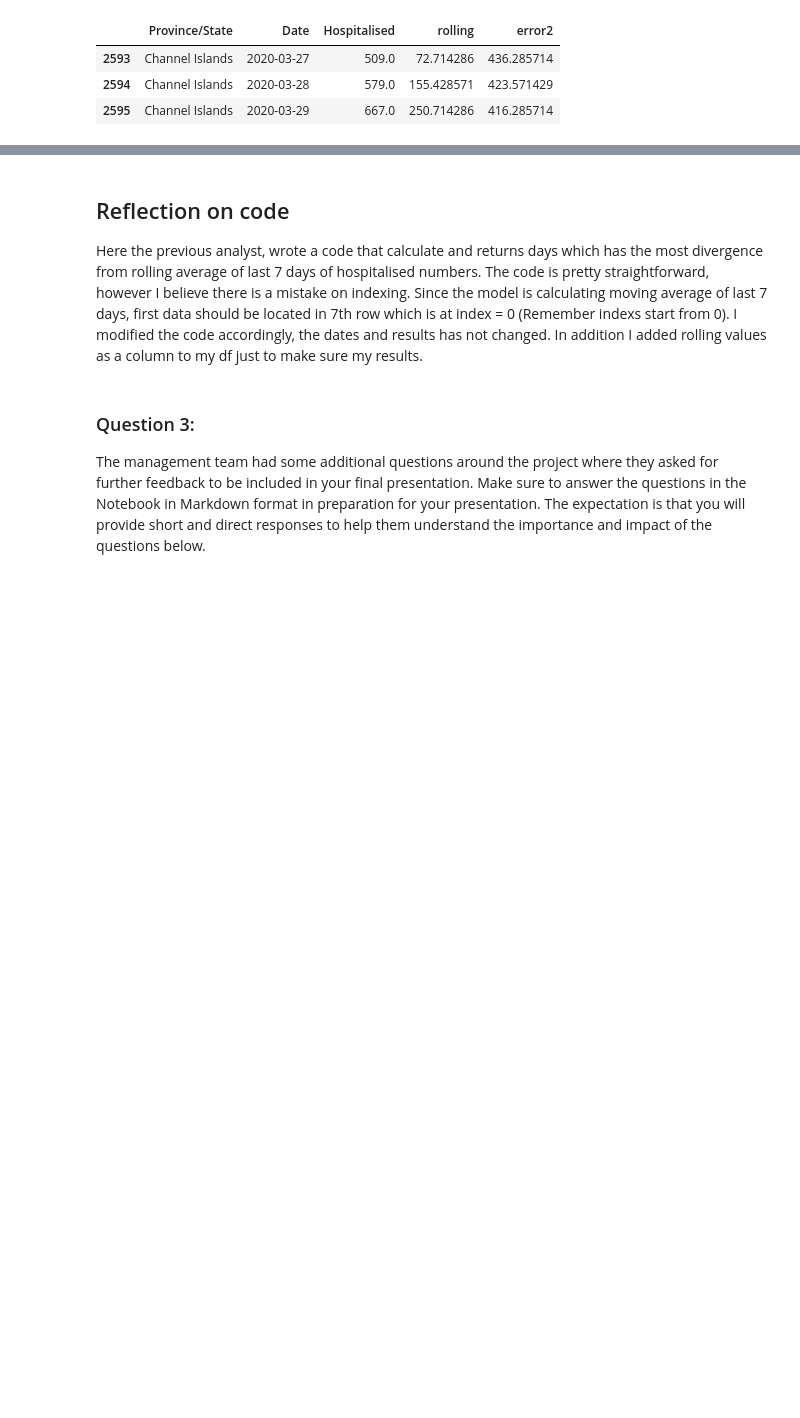
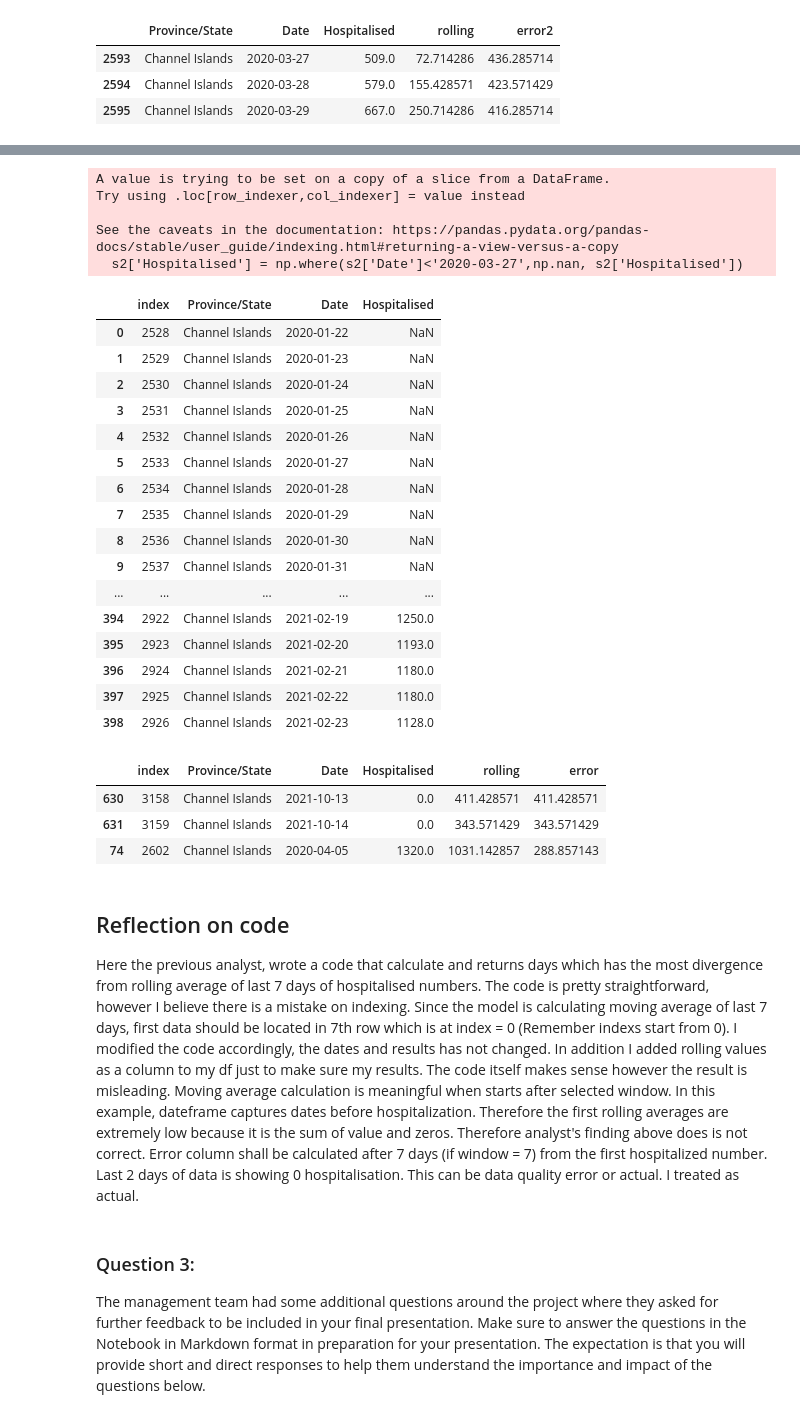
Before and after one commit to ttuncay/LSE_DA_COVID_analysis, a Jupyter notebook: LSE_DA201_Week_6_assignment.ipynb, the cells around one changed output, grey strips where cells are left out. Drawn from its saved outputs; the diff is of its cells as text; code cells hidden in the pictures; blank space fills up the shorter version.

```diff
--- a/LSE_DA201_Week_6_assignment.ipynb
+++ b/LSE_DA201_Week_6_assignment.ipynb
@@ -127,0 +150,6 @@ s.sort_values('error2', ascending=False).head(3)
+# %%
+# Lets calculate rolling average and error again.
+# Create a new dataframe
+
+s2 = s[['Province/State', 'Date', 'Hospitalised']]
+s2
@@ -128,8 +174,53 @@ s.sort_values('error2', ascending=False).head(3)
+# %%
+# Replacing 0 with NaN
+# Appylying change only before first hospitalized data
+
+import numpy as np
+s2['Hospitalised'] = np.where(s2['Date']<'2020-03-27',np.nan, s2['Hospitalised'])
+s2.reset_index(inplace=True)
+s2
+# %% [output]
+A value is trying to be set on a copy of a slice from a DataFrame.
+Try using .loc[row_indexer,col_indexer] = value instead
+
+See the caveats in the documentation: https://pandas.pydata.org/pandas-docs/stable/user_guide/indexing.html#returning-a-view-versus-a-copy
+  s2['Hospitalised'] = np.where(s2['Date']<'2020-03-27',np.nan, s2['Hospitalised'])
+|  | index | Province/State | Date | Hospitalised |
+| 0 | 2528 | Channel Islands | 2020-01-22 | NaN |
+| 1 | 2529 | Channel Islands | 2020-01-23 | NaN |
+| 2 | 2530 | Channel Islands | 2020-01-24 | NaN |
+| 3 | 2531 | Channel Islands | 2020-01-25 | NaN |
+| 4 | 2532 | Channel Islands | 2020-01-26 | NaN |
+| 5 | 2533 | Channel Islands | 2020-01-27 | NaN |
+| 6 | 2534 | Channel Islands | 2020-01-28 | NaN |
+| 7 | 2535 | Channel Islands | 2020-01-29 | NaN |
+| 8 | 2536 | Channel Islands | 2020-01-30 | NaN |
+| 9 | 2537 | Channel Islands | 2020-01-31 | NaN |
+| ... | ... | ... | ... | ... |
+| 394 | 2922 | Channel Islands | 2021-02-19 | 1250.0 |
+| 395 | 2923 | Channel Islands | 2021-02-20 | 1193.0 |
+| 396 | 2924 | Channel Islands | 2021-02-21 | 1180.0 |
+| 397 | 2925 | Channel Islands | 2021-02-22 | 1180.0 |
+| 398 | 2926 | Channel Islands | 2021-02-23 | 1128.0 |
+# %%
+## Return the top three days with biggest difference between daily value and rolling 7-day mean
+# Tuna Tuncay version
+
+s2['rolling'] = s2['Hospitalised'].rolling(window=7).mean()
+s2['error'] = mean_absolute_error(s2['Hospitalised'][71:], s2['rolling'][71:])
+s2.sort_values('error', ascending=False).head(3)
+# %% [output]
+|  | index | Province/State | Date | Hospitalised | rolling | error |
+| 630 | 3158 | Channel Islands | 2021-10-13 | 0.0 | 411.428571 | 411.428571 |
+| 631 | 3159 | Channel Islands | 2021-10-14 | 0.0 | 343.571429 | 343.571429 |
+| 74 | 2602 | Channel Islands | 2020-04-05 | 1320.0 | 1031.142857 | 288.857143 |
 # %% [markdown]
 ## Reflection on code
 
 Here the previous analyst, wrote a code that calculate and returns days which has the most divergence from rolling average of last 7 days of hospitalised numbers. The code is pretty straightforward, however I believe there is a mistake on indexing. Since the model is calculating moving average of last 7 days, first data should be located in 7th row which is at index = 0 (Remember indexs start from 0).
 I modified the code accordingly, the dates and results has not changed. In addition I added rolling values as a column to my df just to make sure my results.
+The code itself makes sense however the result is misleading. Moving average calculation is meaningful when starts after selected window. In this example, dateframe captures dates before hospitalization. Therefore the first rolling averages are extremely low because it is the sum of value and zeros. Therefore analyst's finding above does is not correct. Error column shall be calculated after 7 days (if window = 7) from the first hospitalized number.
+Last 2 days of data is showing 0 hospitalisation. This can be data quality error or actual. I treated as actual.
 # %% [markdown]
 ### Question 3:
 
```
Also changed, not shown: parts of 2 cells of this notebook.
